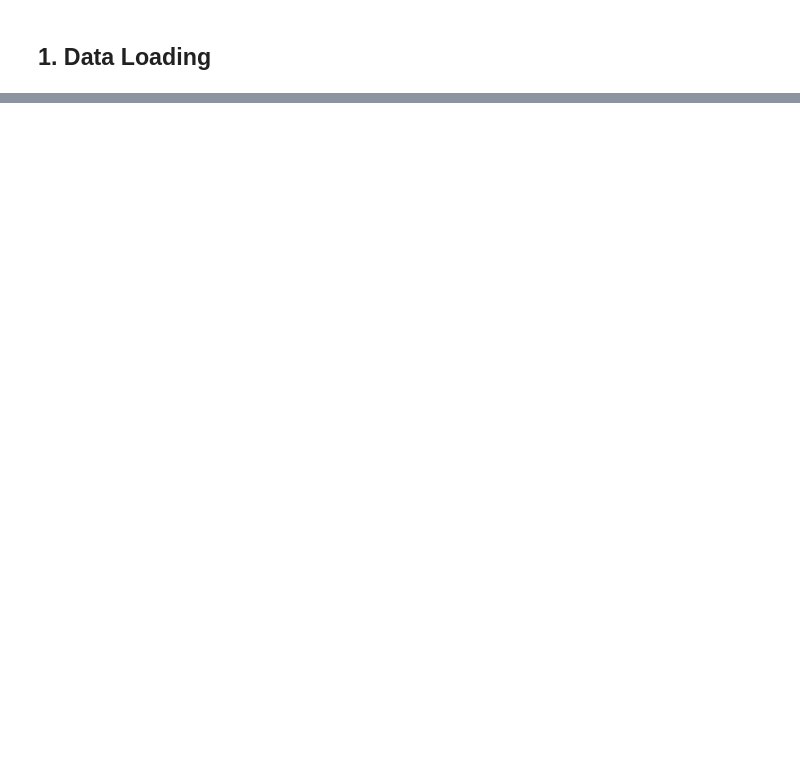
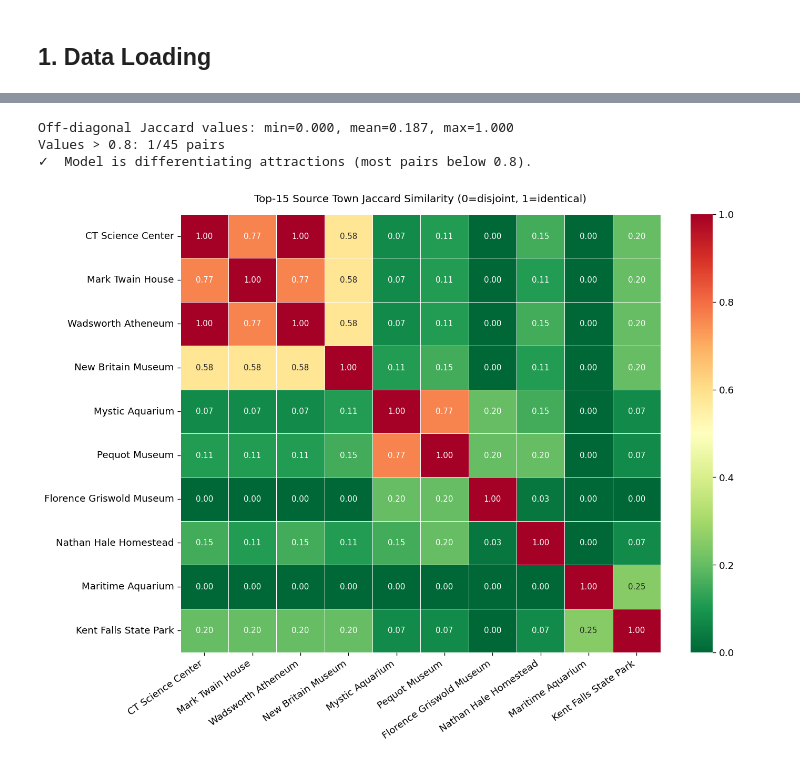
Before and after one commit to gtougs/ct-town-personas, a Jupyter notebook: posts/post_05_commuter_arbitrage.ipynb, the cells around one changed output, grey strips where cells are left out. Drawn from its saved outputs; the diff is of its cells as text; code cells hidden in the pictures; blank space fills up the shorter version.

```diff
--- a/posts/post_05_commuter_arbitrage.ipynb
+++ b/posts/post_05_commuter_arbitrage.ipynb
@@ -371,0 +229,10 @@ out_df
+# %%
+results: dict[str, pd.DataFrame] = {}
+
+for key in ATTRACTIONS:
+    scored = analyze_attraction(key, df_ex, WEIGHTS)
+    results[key] = scored
+    top3 = scored.nlargest(3, 'arbitrage_score')['town'].tolist()
+    print(f'{ATTRACTIONS[key]["display_name"]:35s}  top 3: {top3}')
+
+print(f'\n{len(results)} attractions scored.')
@@ -371,0 +350,49 @@ out_df
+# %%
+keys = list(results.keys())
+disp = [ATTRACTIONS[k]['display_name'] for k in keys]
+top15_sets = {
+    k: set(results[k].nlargest(15, 'arbitrage_score')['town'])
+    for k in keys
+}
+
+jac_matrix = np.zeros((len(keys), len(keys)))
+for i, ki in enumerate(keys):
+    for j, kj in enumerate(keys):
+        inter = len(top15_sets[ki] & top15_sets[kj])
+        union = len(top15_sets[ki] | top15_sets[kj])
+        jac_matrix[i, j] = round(inter / union, 3) if union > 0 else 0
+
+jac_df = pd.DataFrame(jac_matrix, index=disp, columns=disp)
+jac_df.to_csv(COMP_DIR / 'jaccard_matrix.csv')
+
+# Diagnostic: off-diagonal values above 0.8 are a warning flag
+off_diag = jac_matrix[np.triu_indices(len(keys), k=1)]
+high = (off_diag > 0.8).sum()
+print(f'Off-diagonal Jaccard values: min={off_diag.min():.3f}, '
+      f'mean={off_diag.mean():.3f}, max={off_diag.max():.3f}')
+print(f'Values > 0.8: {high}/{len(off_diag)} pairs')
+if high / len(off_diag) > 0.5:
+    print('⚠️  WARNING: >50% of attraction pairs share >80% of top-15 towns.')
+    print('   The model may not be differentiating attractions. See takeaways.')
+else:
+    print('✓  Model is differentiating attractions (most pairs below 0.8).')
+
+# Heatmap
+fig, ax = plt.subplots(figsize=(12, 9))
+sns.heatmap(
+    jac_df, annot=True, fmt='.2f', cmap='RdYlGn_r',
+    vmin=0, vmax=1, linewidths=0.5, ax=ax,
+    annot_kws={'size': 9},
+)
+ax.set_title('Top-15 Source Town Jaccard Similarity (0=disjoint, 1=identical)',
+             fontsize=12, pad=14)
+plt.xticks(rotation=35, ha='right')
+plt.yticks(rotation=0)
+plt.tight_layout()
+plt.savefig(COMP_DIR / 'jaccard_heatmap.png', bbox_inches='tight')
+plt.show()
+# %% [output]
+Off-diagonal Jaccard values: min=0.000, mean=0.187, max=1.000
+Values > 0.8: 1/45 pairs
+✓  Model is differentiating attractions (most pairs below 0.8).
+[figure, added]
```
Also changed, not shown: parts of 51 cells of this notebook, 37 other files.
